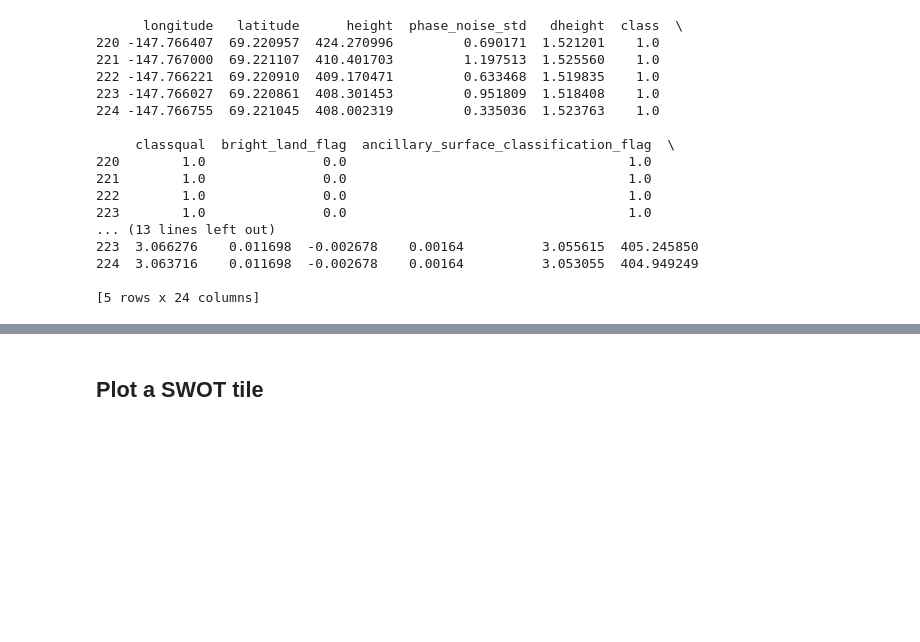
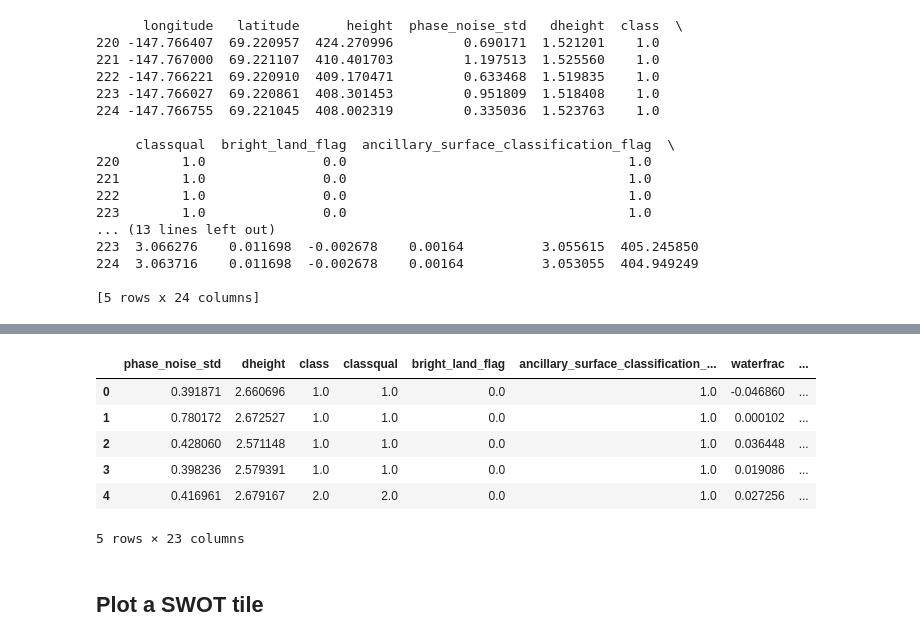
Before and after one commit to mlmac-seid/SWOT-aufeis, a Jupyter notebook: 1.2_SWOT_PIXC_pre-processing.ipynb, the cells around one changed output, grey strips where cells are left out. Drawn from its saved outputs; the diff is of its cells as text; code cells hidden in the pictures; blank space fills up the shorter version.

```diff
--- a/1.2_SWOT_PIXC_pre-processing.ipynb
+++ b/1.2_SWOT_PIXC_pre-processing.ipynb
@@ -226,0 +215,39 @@ SWOT_reprojected_df["y_utm"] = gdf_reprojected.geometry.y
+# %%
+# drop lat lon columns now that we are in UTMs
+SWOT_reprojected_df = SWOT_reprojected_df.drop(columns=["longitude", "latitude"])
+
+# convert timestamps to datetime objects
+SWOT_reprojected_df['time'] = pd.to_datetime(SWOT_reprojected_df['time'])
+# %%
+# Create a normalized elevation column based on grouped cycle, pass, and time information
+
+# Confirm elevation is numeric
+SWOT_reprojected_df['elevation'] = pd.to_numeric(SWOT_reprojected_df['elevation'], errors='coerce')
+
+# Function to return normalized values between 0 and 1
+def _group_minmax(series):
+    mn = series.min()
+    mx = series.max()
+    # if values are NaN keep them NaN
+    if pd.isna(mn) and pd.isna(mx):
+        return pd.Series(np.nan, index=series.index)
+    # if constant group (mx == mn), don't normalize and set to NaN (this shouldn't happen tho)
+    if mx == mn:
+        return pd.Series(np.nan, index=series.index)
+    return (series - mn) / (mx - mn)
+
+# Create the normalized elevation
+SWOT_reprojected_df['elevation_normalized'] = (SWOT_reprojected_df
+    .groupby(['cycle_number', 'pass_number', 'time'])['elevation'] # group by cycle, pass, & time
+    .transform(_group_minmax) # normalize!
+)
+# %%
+SWOT_reprojected_df.head(5)
+# %% [output]
+|  | phase_noise_std | dheight | class | classqual | bright_land_flag | ancillary_surface_classification_... | waterfrac | ... |
+| 0 | 0.391871 | 2.660696 | 1.0 | 1.0 | 0.0 | 1.0 | -0.046860 | ... |
+| 1 | 0.780172 | 2.672527 | 1.0 | 1.0 | 0.0 | 1.0 | 0.000102 | ... |
+| 2 | 0.428060 | 2.571148 | 1.0 | 1.0 | 0.0 | 1.0 | 0.036448 | ... |
+| 3 | 0.398236 | 2.579391 | 1.0 | 1.0 | 0.0 | 1.0 | 0.019086 | ... |
+| 4 | 0.416961 | 2.679167 | 2.0 | 2.0 | 0.0 | 1.0 | 0.027256 | ... |
+5 rows × 23 columns
```
Also changed, not shown: parts of 6 cells of this notebook.
